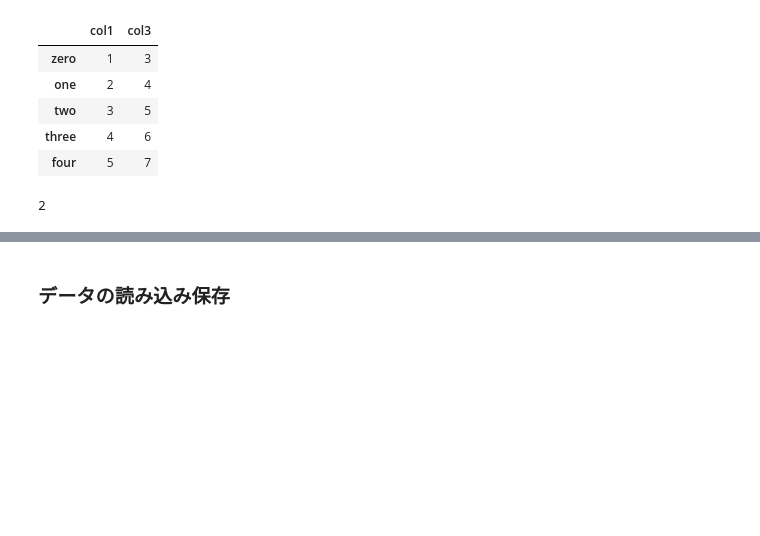
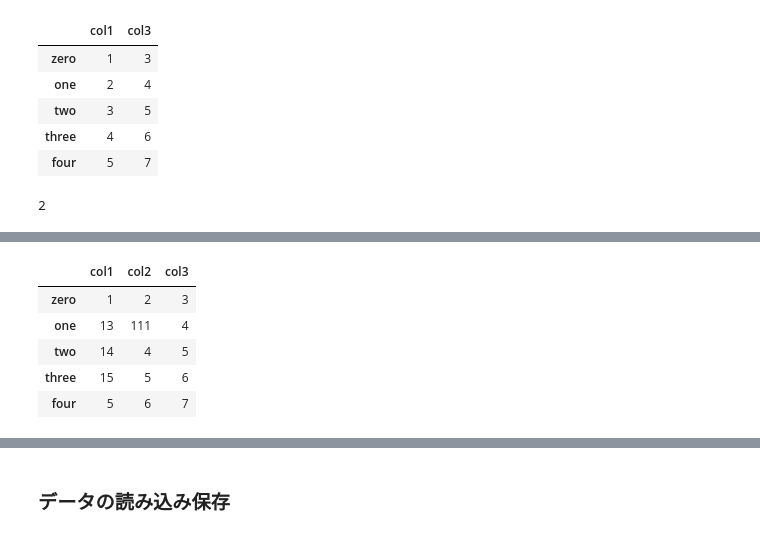
Before and after one commit to mazarimono/webdb_notebook, a Jupyter notebook: chapter-2.ipynb, the cells around one changed output, grey strips where cells are left out. Drawn from its saved outputs; the diff is of its cells as text; code cells hidden in the pictures; blank space fills up the shorter version.

```diff
--- a/chapter-2.ipynb
+++ b/chapter-2.ipynb
@@ -119,0 +120,10 @@ s['one']
+# %%
+df.iloc[1:4, 0] = [13,14,15]
+df
+# %% [output]
+|  | col1 | col2 | col3 |
+| zero | 1 | 2 | 3 |
+| one | 13 | 111 | 4 |
+| two | 14 | 4 | 5 |
+| three | 15 | 5 | 6 |
+| four | 5 | 6 | 7 |
```
Also changed, not shown: parts of 13 cells of this notebook, 1 other file.
